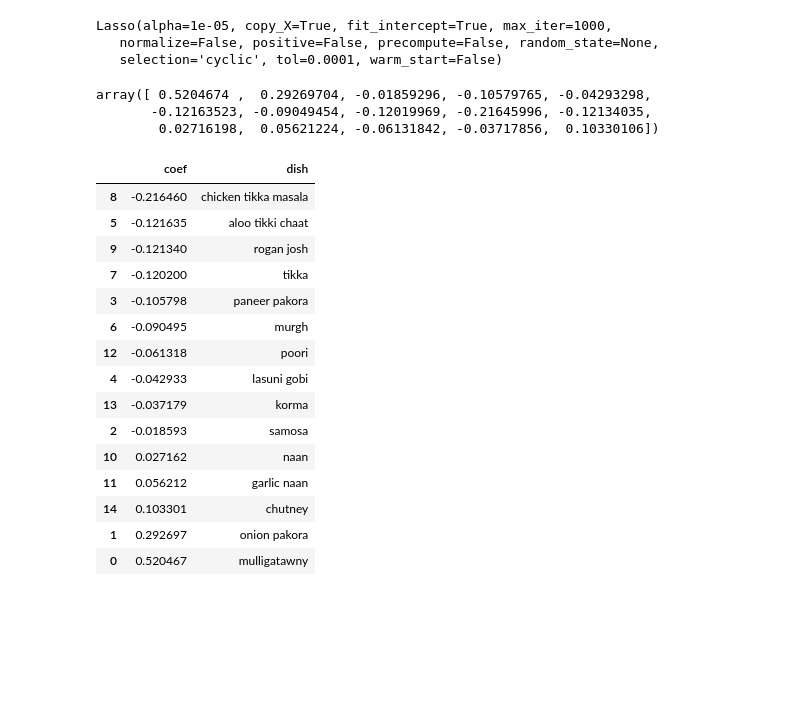
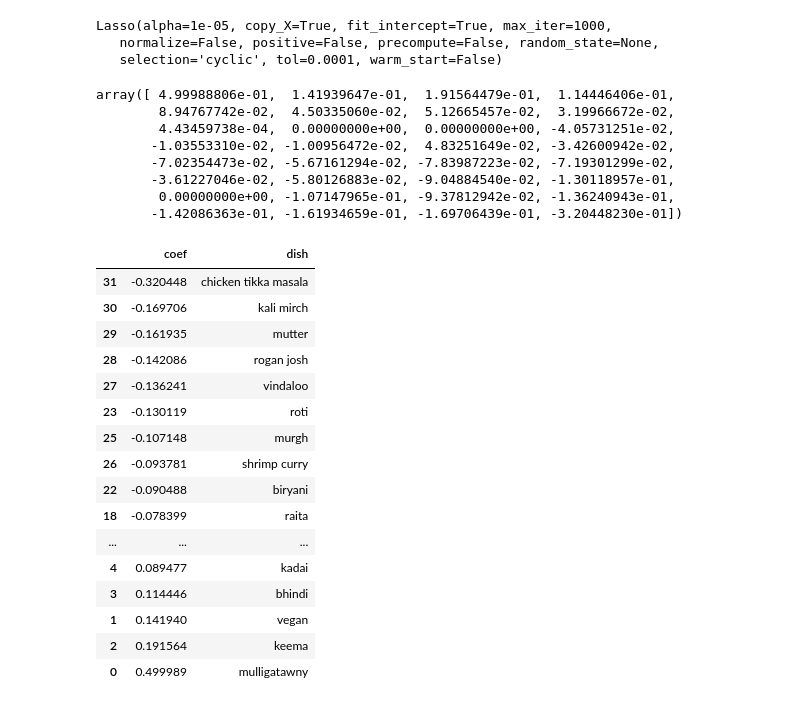
Before and after one commit to jakedaford/Scrapy_project_yelp, a Jupyter notebook: Review_of_menu_item_Dhaba.ipynb, the cells around one changed output. Drawn from its saved outputs; the diff is of its cells as text; code cells hidden in the pictures; blank space fills up the shorter version.

```diff
--- a/Review_of_menu_item_Dhaba.ipynb
+++ b/Review_of_menu_item_Dhaba.ipynb
@@ -200,3 +226,8 @@ sentences_df.head()
+# %%
+restricted_menu = ['mulligatawny', 'vegan', 'keema', 'bhindi', 'kadai', 'onion naan', 'garlic naan', 'naan',
+                   'papad', 'paratha', 'phaal', 'pakora', 'samosa', 'balchao', 'saag', 'saag paneer', 'poori',
+                   'daal', 'raita', 'kofta', 'korma', 'madras', 'biryani', 'roti', 'roomali', 'murgh',
+                   'shrimp curry', 'vindaloo', 'rogan josh', 'mutter', 'kali mirch', 'chicken tikka masala']
 # %% [markdown]
 ### First need to vectorize the sentences... i.e. for each sentence make a vector of 0s and 1s that say whether a dish is mentioned in the sentence or not
 # %%
@@ -227,4 +257,4 @@ len(reviews_sentences)
 # %% [output]
 10958
 # %%
-variable_sentences = [sentence_to_vector(sentence, sample_menu) for sentence in reviews_sentences]
+variable_sentences = [sentence_to_vector(sentence, restricted_menu) for sentence in reviews_sentences]
@@ -321,28 +356,34 @@ Lasso(alpha=1e-05, copy_X=True, fit_intercept=True, max_iter=1000,
 # %%
 reg.coef_
 # %% [output]
-array([ 0.5204674 ,  0.29269704, -0.01859296, -0.10579765, -0.04293298,
-       -0.12163523, -0.09049454, -0.12019969, -0.21645996, -0.12134035,
-        0.02716198,  0.05621224, -0.06131842, -0.03717856,  0.10330106])
+array([ 4.99988806e-01,  1.41939647e-01,  1.91564479e-01,  1.14446406e-01,
+        8.94767742e-02,  4.50335060e-02,  5.12665457e-02,  3.19966672e-02,
+        4.43459738e-04,  0.00000000e+00,  0.00000000e+00, -4.05731251e-02,
+       -1.03553310e-02, -1.00956472e-02,  4.83251649e-02, -3.42600942e-02,
+       -7.02354473e-02, -5.67161294e-02, -7.83987223e-02, -7.19301299e-02,
+       -3.61227046e-02, -5.80126883e-02, -9.04884540e-02, -1.30118957e-01,
+        0.00000000e+00, -1.07147965e-01, -9.37812942e-02, -1.36240943e-01,
+       -1.42086363e-01, -1.61934659e-01, -1.69706439e-01, -3.20448230e-01])
 # %%
 data = {'coef' : reg.coef_,
-       'dish' : sample_menu}
-a_df = pd.DataFrame(data)
-a_df.sort_values('coef')
+       'dish' : restricted_menu}
+b_df = pd.DataFrame(data)
+b_df.sort_values('coef')
 # %% [output]
 |  | coef | dish |
-| 8 | -0.216460 | chicken tikka masala |
-| 5 | -0.121635 | aloo tikki chaat |
-| 9 | -0.121340 | rogan josh |
-| 7 | -0.120200 | tikka |
-| 3 | -0.105798 | paneer pakora |
-| 6 | -0.090495 | murgh |
-| 12 | -0.061318 | poori |
-| 4 | -0.042933 | lasuni gobi |
-| 13 | -0.037179 | korma |
-| 2 | -0.018593 | samosa |
-| 10 | 0.027162 | naan |
-| 11 | 0.056212 | garlic naan |
-| 14 | 0.103301 | chutney |
-| 1 | 0.292697 | onion pakora |
-| 0 | 0.520467 | mulligatawny |
+| 31 | -0.320448 | chicken tikka masala |
+| 30 | -0.169706 | kali mirch |
+| 29 | -0.161935 | mutter |
+| 28 | -0.142086 | rogan josh |
+| 27 | -0.136241 | vindaloo |
+| 23 | -0.130119 | roti |
+| 25 | -0.107148 | murgh |
+| 26 | -0.093781 | shrimp curry |
+| 22 | -0.090488 | biryani |
+| 18 | -0.078399 | raita |
+| ... | ... | ... |
+| 4 | 0.089477 | kadai |
+| 3 | 0.114446 | bhindi |
+| 1 | 0.141940 | vegan |
+| 2 | 0.191564 | keema |
+| 0 | 0.499989 | mulligatawny |
```
Also changed, not shown: parts of 28 cells of this notebook, 1 other file.
